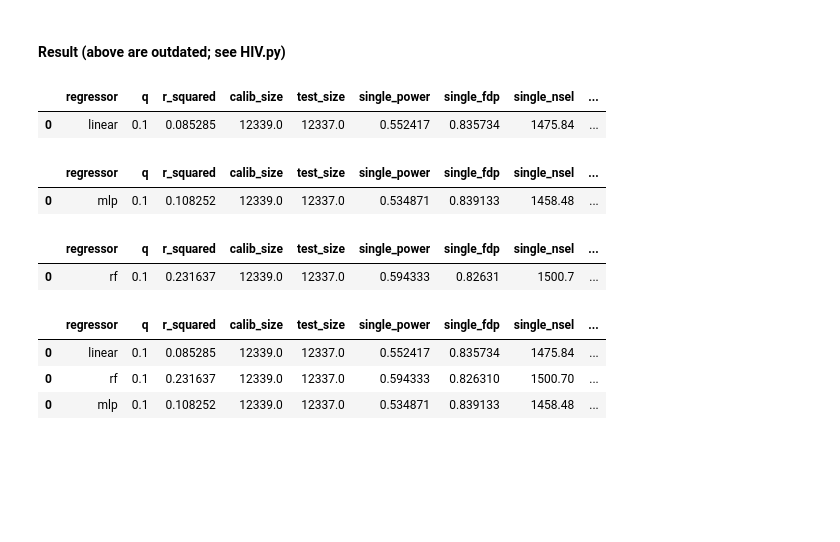
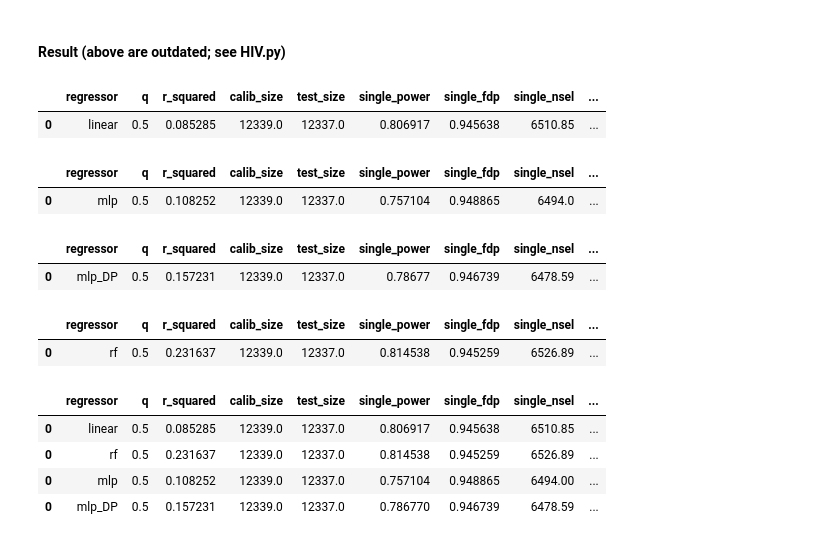
Before and after one commit to Tian-Bai/selcf_paper, a Jupyter notebook: utils/HIV.ipynb, the cells around one changed output. Drawn from its saved outputs; the diff is of its cells as text; code cells hidden in the pictures; blank space fills up the shorter version.

```diff
--- a/utils/HIV.ipynb
+++ b/utils/HIV.ipynb
@@ -222,35 +324,44 @@ BH_clip_fdp, BH_clip_power = eval_sel(BH_clip, y_test, np.array([c]*len(y_test))
 # %% [markdown]
 #### Result (above are outdated; see HIV.py)
 # %%
-linear = pd.read_csv("..\\csv-HIV\\linear\\itr=100.csv")
+linear = pd.read_csv("..\\csv-HIV\\linear\\itr=100 q=0.5.csv")
 linear['regressor'] = 'linear'
 linear = linear.groupby('regressor').mean().reset_index().drop(columns=['Unnamed: 0', 'seed'])
 linear
 # %% [output]
 |  | regressor | q | r_squared | calib_size | test_size | single_power | single_fdp | single_nsel | ... |
-| 0 | linear | 0.1 | 0.085285 | 12339.0 | 12337.0 | 0.552417 | 0.835734 | 1475.84 | ... |
+| 0 | linear | 0.5 | 0.085285 | 12339.0 | 12337.0 | 0.806917 | 0.945638 | 6510.85 | ... |
 # %%
-mlp = pd.read_csv("..\\csv-HIV\\mlp\\hidden=32 layers=3 itr=100.csv")
+mlp = pd.read_csv("..\\csv-HIV\\mlp\\hidden=32 layers=3 itr=100 q=0.5.csv")
 mlp['regressor'] = 'mlp'
 mlp = mlp.groupby('regressor').mean().reset_index().drop(columns=['Unnamed: 0', 'seed'])
 mlp
 # %% [output]
 |  | regressor | q | r_squared | calib_size | test_size | single_power | single_fdp | single_nsel | ... |
-| 0 | mlp | 0.1 | 0.108252 | 12339.0 | 12337.0 | 0.534871 | 0.839133 | 1458.48 | ... |
+| 0 | mlp | 0.5 | 0.108252 | 12339.0 | 12337.0 | 0.757104 | 0.948865 | 6494.0 | ... |
+# %%
+mlp_DP = pd.read_csv("..\\csv-HIV\\mlp_DP\\itr=100 q=0.5.csv")
+mlp_DP['regressor'] = 'mlp_DP'
+mlp_DP = mlp_DP.groupby('regressor').mean().reset_index().drop(columns=['Unnamed: 0', 'seed'])
+mlp_DP
+# %% [output]
+|  | regressor | q | r_squared | calib_size | test_size | single_power | single_fdp | single_nsel | ... |
+| 0 | mlp_DP | 0.5 | 0.157231 | 12339.0 | 12337.0 | 0.78677 | 0.946739 | 6478.59 | ... |
 # %%
-rf = pd.read_csv("..\\csv-HIV\\rf\\n_estim=50 max_depth=30 max_features=sqrt itr=100.csv")
+rf = pd.read_csv("..\\csv-HIV\\rf\\n_estim=50 max_depth=30 max_features=sqrt itr=100 q=0.5.csv")
 rf['regressor'] = 'rf'
 rf = rf.groupby('regressor').mean().reset_index().drop(columns=['Unnamed: 0', 'seed'])
 rf
 # %% [output]
 |  | regressor | q | r_squared | calib_size | test_size | single_power | single_fdp | single_nsel | ... |
-| 0 | rf | 0.1 | 0.231637 | 12339.0 | 12337.0 | 0.594333 | 0.82631 | 1500.7 | ... |
+| 0 | rf | 0.5 | 0.231637 | 12339.0 | 12337.0 | 0.814538 | 0.945259 | 6526.89 | ... |
 # %%
-all = pd.concat((linear, rf, mlp))
+all = pd.concat((linear, rf, mlp, mlp_DP))
 all
 # %% [output]
 |  | regressor | q | r_squared | calib_size | test_size | single_power | single_fdp | single_nsel | ... |
-| 0 | linear | 0.1 | 0.085285 | 12339.0 | 12337.0 | 0.552417 | 0.835734 | 1475.84 | ... |
-| 0 | rf | 0.1 | 0.231637 | 12339.0 | 12337.0 | 0.594333 | 0.826310 | 1500.70 | ... |
-| 0 | mlp | 0.1 | 0.108252 | 12339.0 | 12337.0 | 0.534871 | 0.839133 | 1458.48 | ... |
+| 0 | linear | 0.5 | 0.085285 | 12339.0 | 12337.0 | 0.806917 | 0.945638 | 6510.85 | ... |
+| 0 | rf | 0.5 | 0.231637 | 12339.0 | 12337.0 | 0.814538 | 0.945259 | 6526.89 | ... |
+| 0 | mlp | 0.5 | 0.108252 | 12339.0 | 12337.0 | 0.757104 | 0.948865 | 6494.00 | ... |
+| 0 | mlp_DP | 0.5 | 0.157231 | 12339.0 | 12337.0 | 0.786770 | 0.946739 | 6478.59 | ... |
 # %%
```
Also changed, not shown: parts of 18 cells of this notebook, 15 other files.
